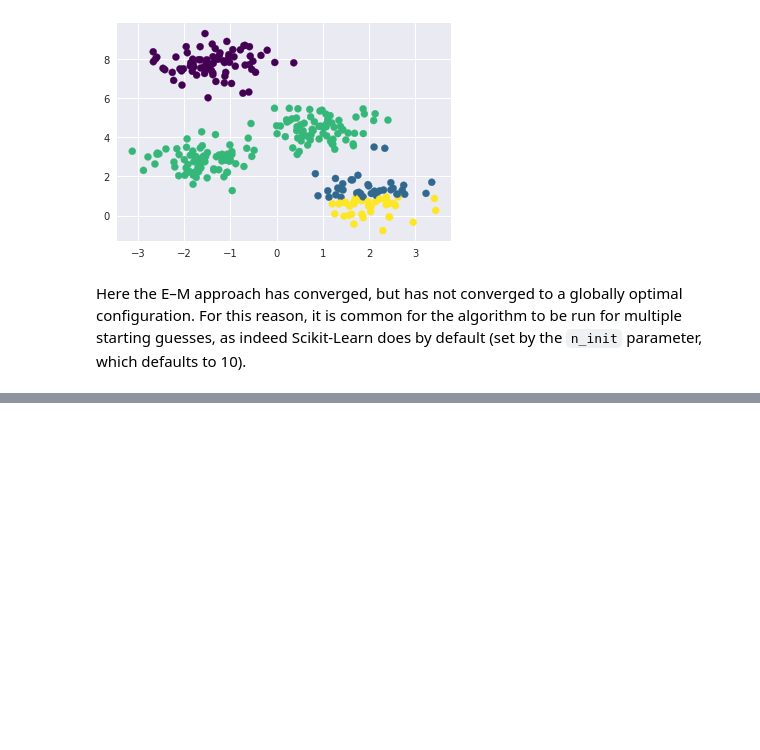
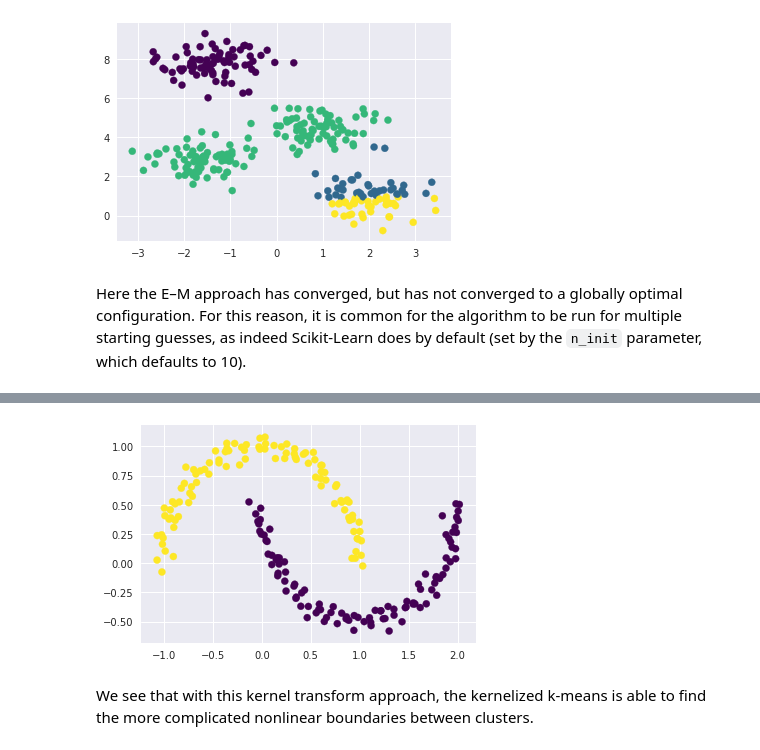
Before and after one commit to sandy1999/Sklearn-Essentials, a Jupyter notebook: K-Means.ipynb, the cells around one changed output, grey strips where cells are left out. Drawn from its saved outputs; the diff is of its cells as text; code cells hidden in the pictures; blank space fills up the shorter version.

Commit message:
added: Kernelizedclustering

```diff
--- a/K-Means.ipynb
+++ b/K-Means.ipynb
@@ -87,0 +111,11 @@ Here the E–M approach has converged, but has not converged to a globally optim
+# %%
+# import kernelized kmeans
+from sklearn.cluster import SpectralClustering
+
+model = SpectralClustering(n_clusters=2, affinity='nearest_neighbors',assign_labels='kmeans')
+labels = model.fit_predict(X)
+plt.scatter(X[:,0],X[:,1], c=labels, cmap='viridis', s=50); # plotting labels
+# %% [output]
+[figure, added]
+# %% [markdown]
+We see that with this kernel transform approach, the kernelized k-means is able to find the more complicated nonlinear boundaries between clusters.
```
Also changed, not shown: parts of 4 cells of this notebook.
